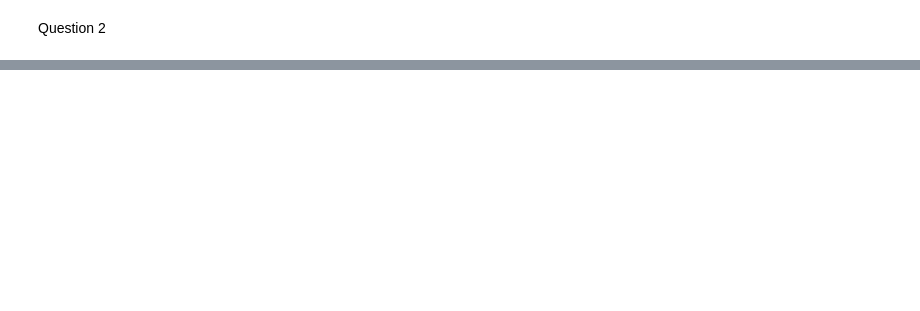
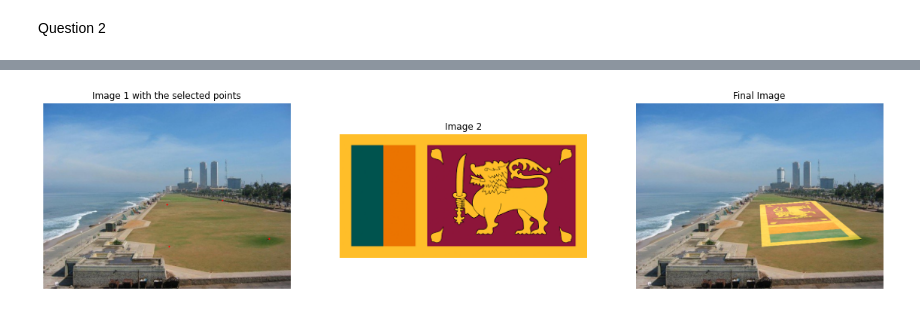
Before and after one commit to SupunDK/EN2550-Assignment-2, a Jupyter notebook: 190338C_Assignment_2.ipynb, the cells around one changed output, grey strips where cells are left out. Drawn from its saved outputs; the diff is of its cells as text; code cells hidden in the pictures; blank space fills up the shorter version.

```diff
--- a/190338C_Assignment_2.ipynb
+++ b/190338C_Assignment_2.ipynb
@@ -157,0 +156,96 @@ Question 2
+# %%
+def click_event(event, x, y, flags, params):
+    global coordinates
+    global count
+    global first_image
+
+    if event == cv.EVENT_LBUTTONDOWN:
+        coordinates.append([x, y])
+        count += 1
+
+        first_image = cv.circle(first_image, (x,y), 2, (0, 0, 1), -1)
+        cv.imshow("Image", first_image)
+
+    if count == 4:
+        cv.destroyAllWindows()
+# %%
+image_1 = cv.imread(r"Images\galle_face.jpg")
+image_2 = cv.imread(r"Images\sri_lanka_flag.png")
+
+info = np.iinfo(image_1.dtype)
+image_1 = image_1.astype(np.float64) / info.max
+
+info = np.iinfo(image_2.dtype)
+image_2 = image_2.astype(np.float64) / info.max
+
+first_image = np.copy(image_1)
+
+coordinates = []
+count = 0
+
+cv.imshow("Image", image_1)
+
+cv.setMouseCallback("Image", click_event)
+cv.waitKey(0)
+
+if len(coordinates) < 4:
+    print("You have selected less than 4 points. Please select 4 points")
+
+cv.destroyAllWindows()
+
+# Input parameters
+X = np.array([
+    [0, 0, 1],
+    [image_2.shape[1], 0, 1],
+    [image_2.shape[1], image_2.shape[0], 1],
+    [0, image_2.shape[0], 1]
+]).T
+
+Y = np.array([
+    [coordinates[0][0], coordinates[0][1], 1],
+    [coordinates[1][0], coordinates[1][1], 1],
+    [coordinates[2][0], coordinates[2][1], 1],
+    [coordinates[3][0], coordinates[3][1], 1],
+]).T
+
+O = np.array([
+    [0],
+    [0],
+    [0]
+])
+
+A = []
+
+for i in range(4):
+    A.append(np.concatenate((O.T, np.expand_dims(X.T[i,:], axis=0), np.expand_dims(-1*Y[1, i]*X.T[i,:], axis=0) ), axis=1))
+    A.append(np.concatenate((np.expand_dims(X.T[i,:], axis=0), O.T, np.expand_dims(-1*Y[0, i]*X.T[i,:], axis=0) ), axis=1))
+
+A = np.array(A).squeeze().astype(np.float64)
+
+eigen_values, eigen_vectors = np.linalg.eig(A.T @ A)
+H = eigen_vectors[:, np.argmin(eigen_values)]
+H = H.reshape(3, -1)
+
+t_image_2 = cv.warpPerspective(image_2, H, (image_1.shape[1], image_1.shape[0]))
+
+beta = 0.5
+blended_img = cv.addWeighted(image_1, 1, t_image_2, beta, 0.0)
+blended_img[blended_img > 1] = 1
+
+first_image_rgb = cv.cvtColor(first_image.astype(np.float32), cv.COLOR_BGR2RGB)
+image_2_rgb = cv.cvtColor(image_2.astype(np.float32), cv.COLOR_BGR2RGB)
+blended_img_rgb = cv.cvtColor(blended_img.astype(np.float32), cv.COLOR_BGR2RGB)
+
+fig, ax = plt.subplots(1, 3, figsize=(20, 10))
+ax[0].imshow(first_image_rgb)
+ax[1].imshow(image_2_rgb)
+ax[2].imshow(blended_img_rgb)
+
+ax[0].set_title("Image 1 with the selected points")
+ax[1].set_title("Image 2")
+ax[2].set_title("Final Image")
+
+ax[0].axis("off")
+ax[1].axis("off")
+ax[2].axis("off")
+# %% [output]
@@ -157,0 +253 @@ Question 2
+[figure, added]
```
Also changed, not shown: parts of 4 cells of this notebook, 17 other files.
